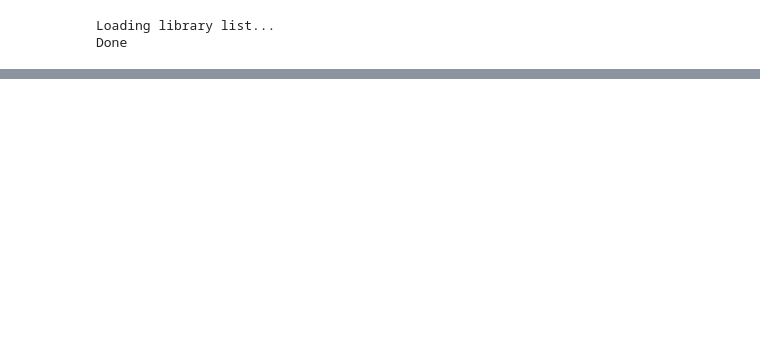
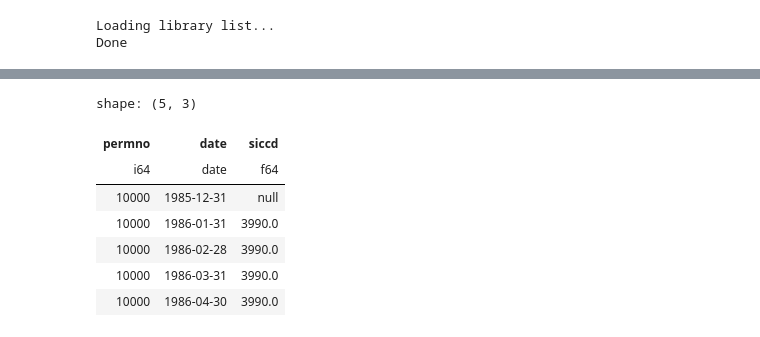
Before and after one commit to NicolasAlmerge/FIN407FinalProject, a Jupyter notebook: Returns.ipynb, the cells around one changed output, grey strips where cells are left out. Saved outputs shown, nothing was run; the diff lists cells and outputs as text; code cells hidden in the pictures; blank space fills up the shorter version.

```diff
--- a/Returns.ipynb
+++ b/Returns.ipynb
@@ -45,3 +62,14 @@ crsp_monthly_df.select(['permno', 'date', 'siccd']).write_csv('data/crsp_monthly
+# %%
+crsp_monthly_df.head()
+# %% [output]
+shape: (5, 3)
+| permno | date | siccd |
+| i64 | date | f64 |
+| 10000 | 1985-12-31 | null |
+| 10000 | 1986-01-31 | 3990.0 |
+| 10000 | 1986-02-28 | 3990.0 |
+| 10000 | 1986-03-31 | 3990.0 |
+| 10000 | 1986-04-30 | 3990.0 |
 # %%
 crsp_monthly_df.height
 # %% [output]
```
Also changed, not shown: parts of 17 cells of this notebook.
